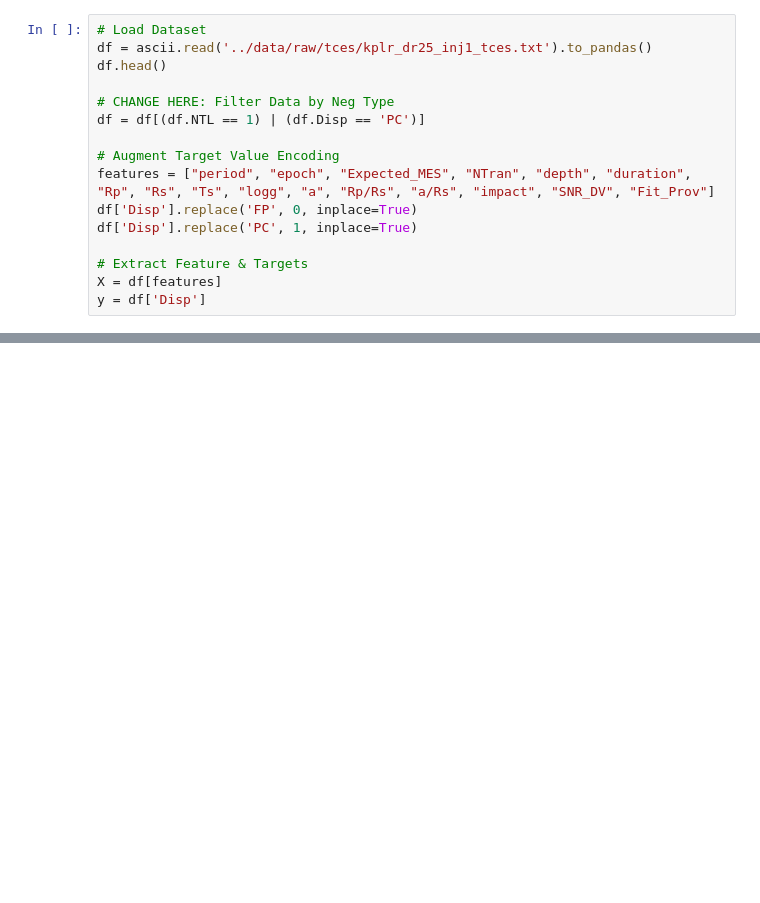
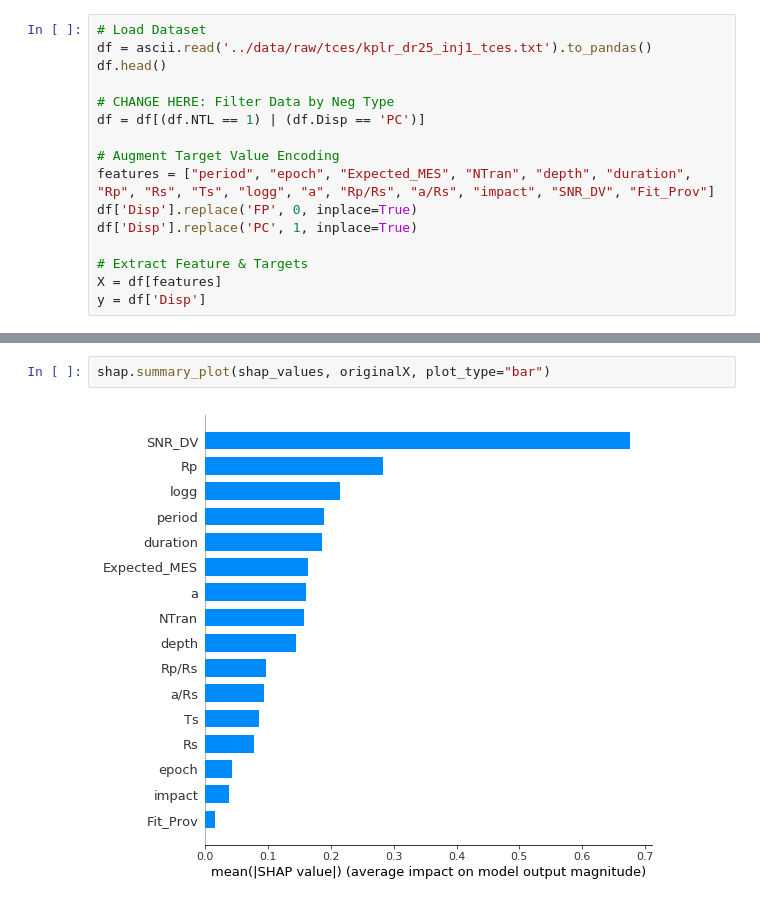
Before and after one commit to yutarochan/DS440, a Jupyter notebook: notebooks/Phase 2 Analyis.ipynb, the cells around one changed output, grey strips where cells are left out. Cells and saved outputs as stored; diff of their text form; blank space fills up the shorter version.

```diff
--- a/notebooks/Phase 2 Analyis.ipynb
+++ b/notebooks/Phase 2 Analyis.ipynb
@@ -44,0 +89,4 @@ y = df['Disp']
+# %%
+shap.summary_plot(shap_values, originalX, plot_type="bar")
+# %% [output]
+[figure, added]
```
Also changed, not shown: parts of 7 cells of this notebook.
